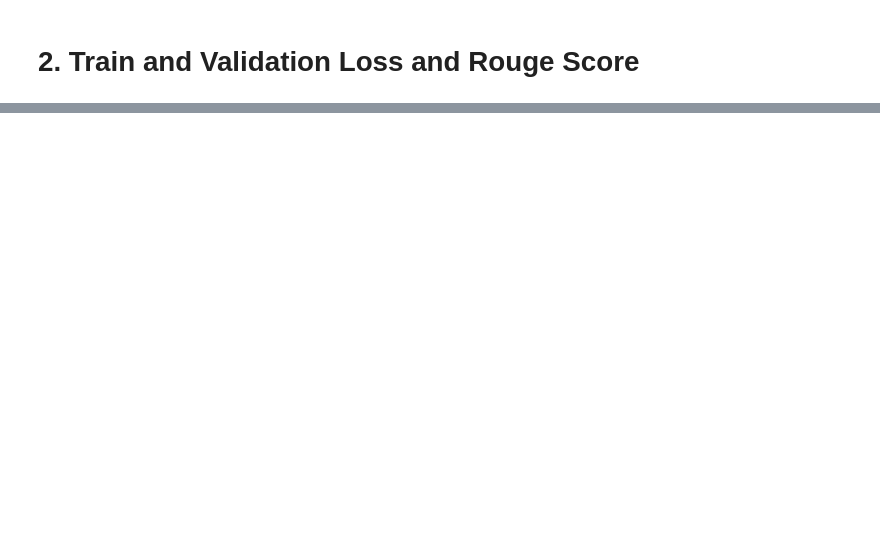
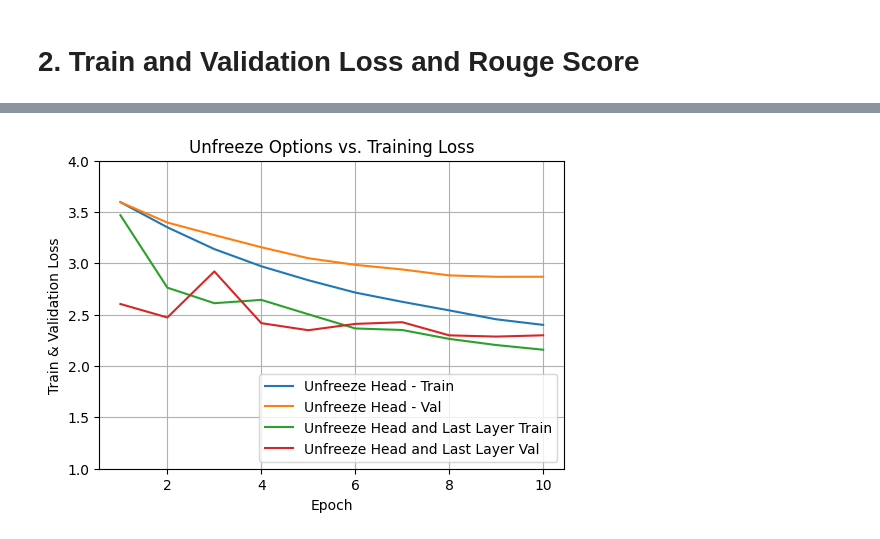
Before and after one commit to ClaudiaYao/PDF_conversion, a Jupyter notebook: model_summarizer/model_evaluation.ipynb, the cells around one changed output, grey strips where cells are left out. Drawn from its saved outputs; the diff is of its cells as text; code cells hidden in the pictures; blank space fills up the shorter version.

Commit message:
evaluation file, add chart, and some handy code

```diff
--- a/model_summarizer/model_evaluation.ipynb
+++ b/model_summarizer/model_evaluation.ipynb
@@ -26,5 +26,8 @@ Mounted at /content/drive
 tt_loss = pd.read_csv(running_res_folder + "/total_train_loss.csv")
 tv_loss = pd.read_csv(running_res_folder + "/total_val_loss.csv")
 
-tt_train_rouge = pd.read_csv(running_res_folder + "/total_train_rouge.csv")
-tt_val_rouge = pd.read_csv(running_res_folder + "/total_val_rouge.csv")
+train_rouge = pd.read_csv(running_res_folder + "/total_train_rouge.csv")
+val_rouge = pd.read_csv(running_res_folder + "/total_val_rouge.csv")
+
+log_loss = pd.read_csv(running_res_folder + "/log_loss.csv")
+log_rouge = pd.read_csv(running_res_folder + "/log_rouges.csv")
@@ -56,0 +34,6 @@ plt.show()
+# %%
+tt_loss['epoch_mean'] = tt_loss.mean(axis=1)
+tt_loss
+
+tv_loss['epoch_mean'] = tv_loss.mean(axis=1)
+tv_loss
@@ -56,0 +82,15 @@ plt.show()
+# %%
+plt.figure(figsize=(6,4))
+plt.plot(np.arange(1, tt_loss.shape[0]+1), tt_loss['epoch_mean'])
+plt.plot(np.arange(1, tv_loss.shape[0]+1), tv_loss['epoch_mean'])
+plt.plot(np.arange(1, log_loss.shape[0]+1), log_loss['train_loss'])
+plt.plot(np.arange(1, log_loss.shape[0]+1), log_loss['val_loss'])
+plt.ylabel('Train & Validation Loss')
+plt.xlabel('Epoch')
+plt.grid(True)
+plt.ylim((1, 4))
+plt.legend(["Unfreeze Head - Train", "Unfreeze Head - Val", "Unfreeze Head and Last Layer Train", "Unfreeze Head and Last Layer Val"], loc ="lower right")
+plt.title('Unfreeze Options vs. Training Loss')
+plt.show()
+# %% [output]
+[figure, added]
```
Also changed, not shown: parts of 9 cells of this notebook.
